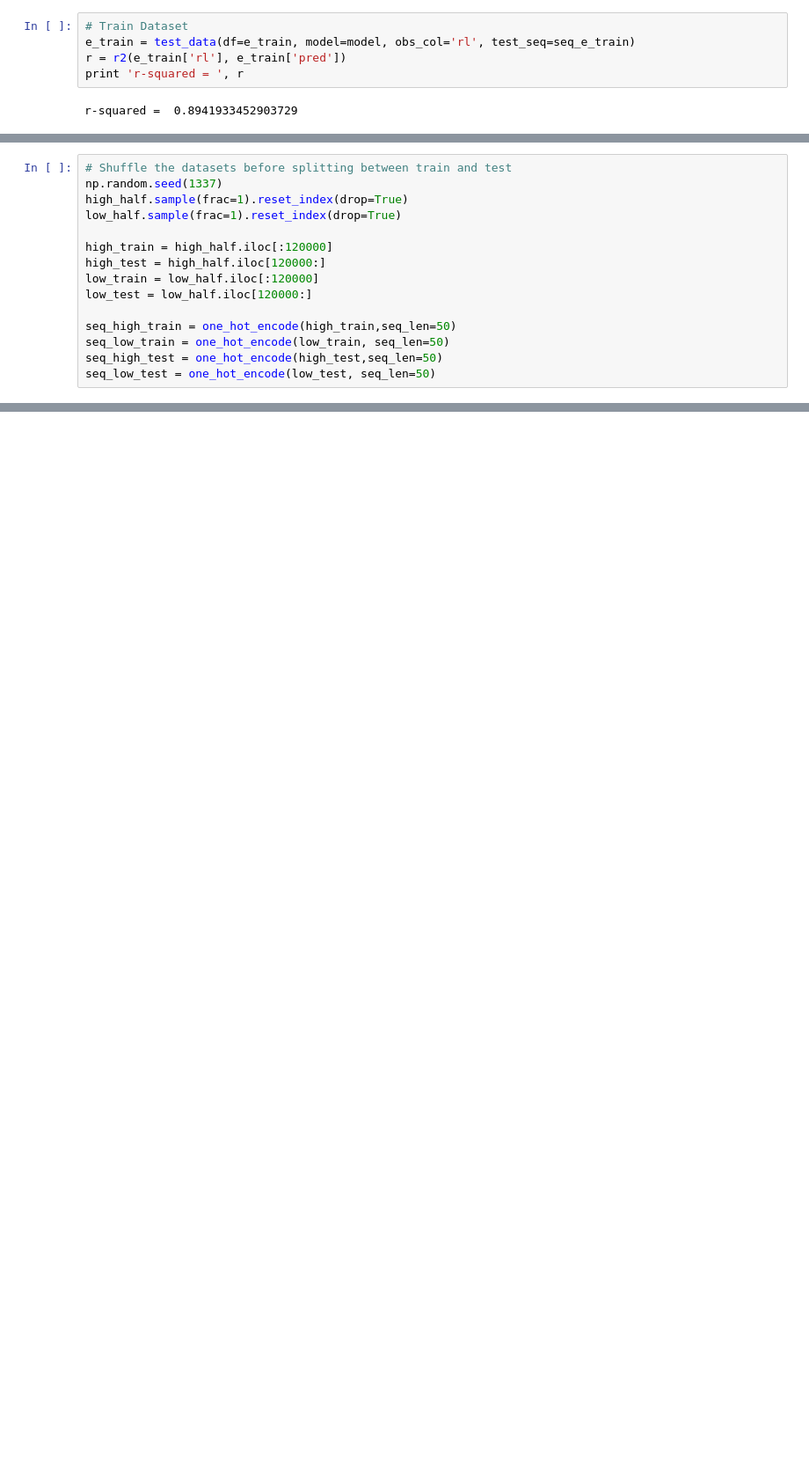
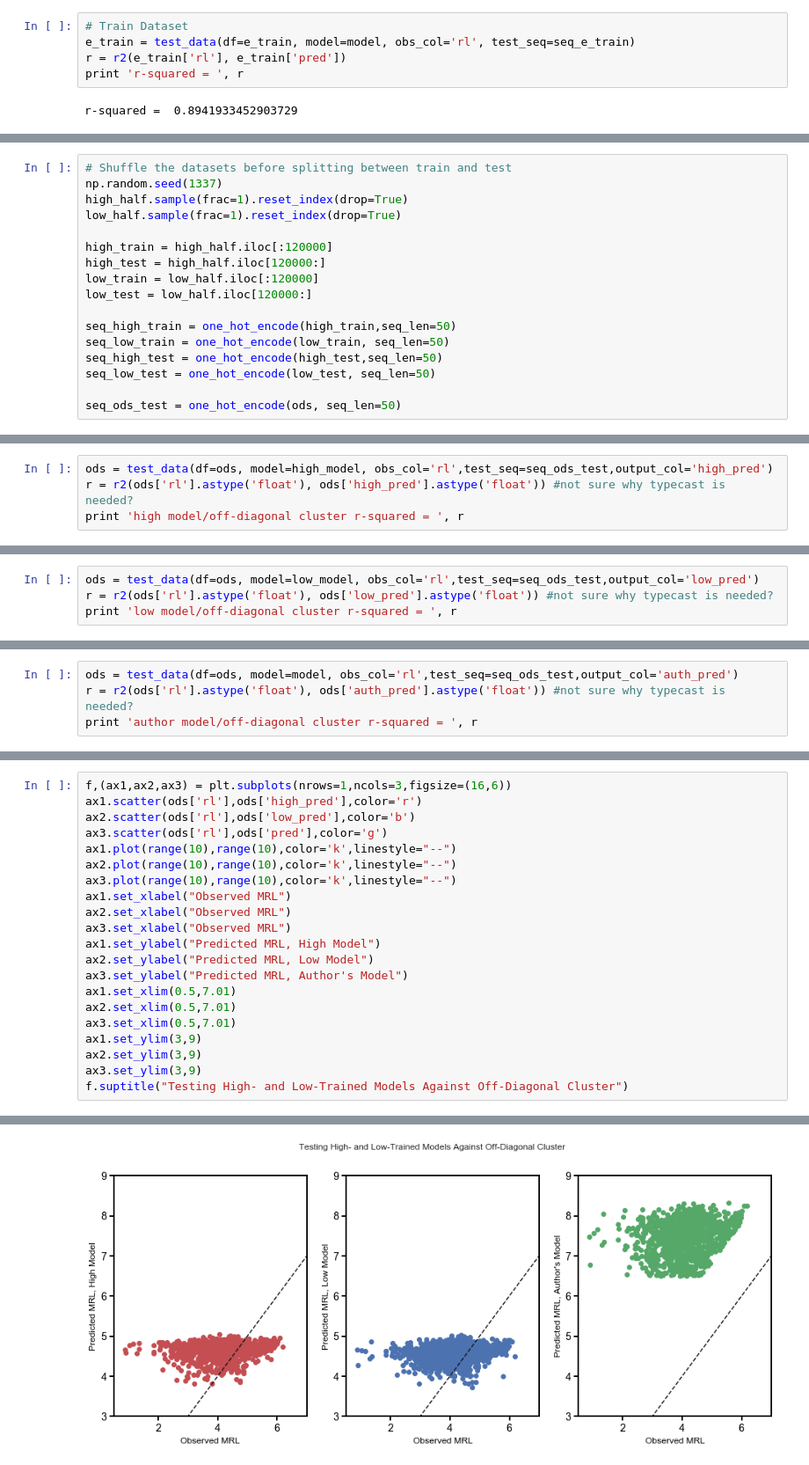
Before and after one commit to laueste/human_5utr_modeling, a Jupyter notebook: modeling/training_MRL_CNN_MFE_Analysis.ipynb, the cells around one changed output, grey strips where cells are left out. Shown at 88% size. Saved outputs shown, nothing was run; the diff lists cells and outputs as text; blank space fills up the shorter version.

```diff
--- a/modeling/training_MRL_CNN_MFE_Analysis.ipynb
+++ b/modeling/training_MRL_CNN_MFE_Analysis.ipynb
@@ -347,6 +414,8 @@ seq_high_train = one_hot_encode(high_train,seq_len=50)
 seq_low_train = one_hot_encode(low_train, seq_len=50)
 seq_high_test = one_hot_encode(high_test,seq_len=50)
 seq_low_test = one_hot_encode(low_test, seq_len=50)
+
+seq_ods_test = one_hot_encode(ods, seq_len=50)
 # %%
 np.random.seed(1337)
 high_model = train_model(seq_high_train, high_train['scaled_rl'], nb_epoch=5, border_mode='same',
@@ -378,0 +448,4 @@ high model/low mfe r-squared =  0.8390134775421996
+# %%
+ods = test_data(df=ods, model=high_model, obs_col='rl',test_seq=seq_ods_test,output_col='high_pred')
+r = r2(ods['rl'].astype('float'), ods['high_pred'].astype('float')) #not sure why typecast is needed?
+print 'high model/off-diagonal cluster r-squared = ', r
@@ -430,0 +483,4 @@ f = g.fig
+# %%
+ods = test_data(df=ods, model=low_model, obs_col='rl',test_seq=seq_ods_test,output_col='low_pred')
+r = r2(ods['rl'].astype('float'), ods['low_pred'].astype('float')) #not sure why typecast is needed?
+print 'low model/off-diagonal cluster r-squared = ', r
@@ -566,0 +517,4 @@ len(high_test_ods)
+# %%
+ods = test_data(df=ods, model=model, obs_col='rl',test_seq=seq_ods_test,output_col='auth_pred')
+r = r2(ods['rl'].astype('float'), ods['auth_pred'].astype('float')) #not sure why typecast is needed?
+print 'author model/off-diagonal cluster r-squared = ', r
@@ -566,0 +523,22 @@ len(high_test_ods)
+# %%
+f,(ax1,ax2,ax3) = plt.subplots(nrows=1,ncols=3,figsize=(16,6))
+ax1.scatter(ods['rl'],ods['high_pred'],color='r')
+ax2.scatter(ods['rl'],ods['low_pred'],color='b')
+ax3.scatter(ods['rl'],ods['pred'],color='g')
+ax1.plot(range(10),range(10),color='k',linestyle="--")
+ax2.plot(range(10),range(10),color='k',linestyle="--")
+ax3.plot(range(10),range(10),color='k',linestyle="--")
+ax1.set_xlabel("Observed MRL")
+ax2.set_xlabel("Observed MRL")
+ax3.set_xlabel("Observed MRL")
+ax1.set_ylabel("Predicted MRL, High Model")
+ax2.set_ylabel("Predicted MRL, Low Model")
+ax3.set_ylabel("Predicted MRL, Author's Model")
+ax1.set_xlim(0.5,7.01)
+ax2.set_xlim(0.5,7.01)
+ax3.set_xlim(0.5,7.01)
+ax1.set_ylim(3,9)
+ax2.set_ylim(3,9)
+ax3.set_ylim(3,9)
+f.suptitle("Testing High- and Low-Trained Models Against Off-Diagonal Cluster")
+# %% [output]
@@ -566,0 +546 @@ len(high_test_ods)
+[figure, added]
```
Also changed, not shown: parts of 118 cells of this notebook, 1 other file.
